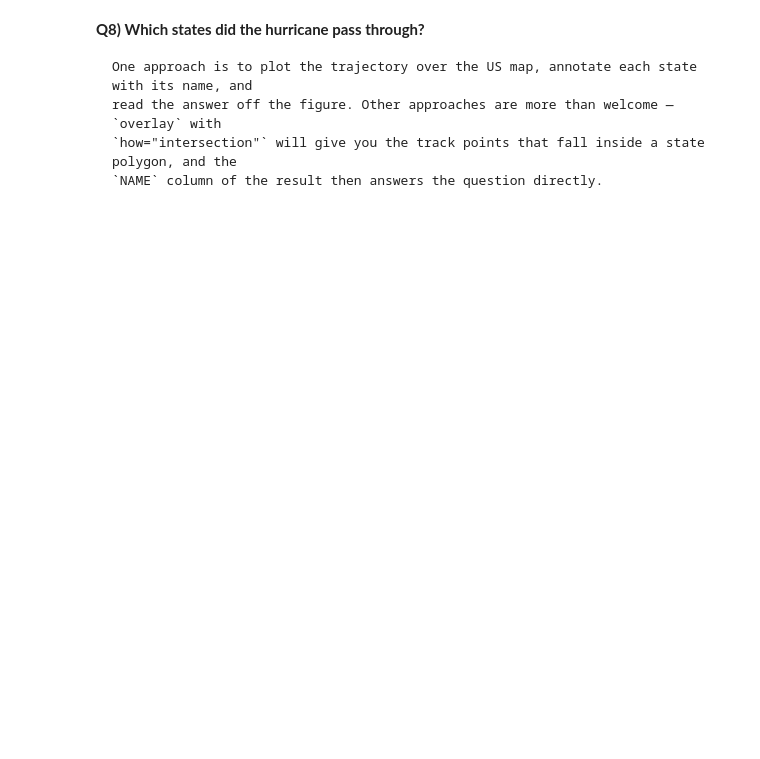
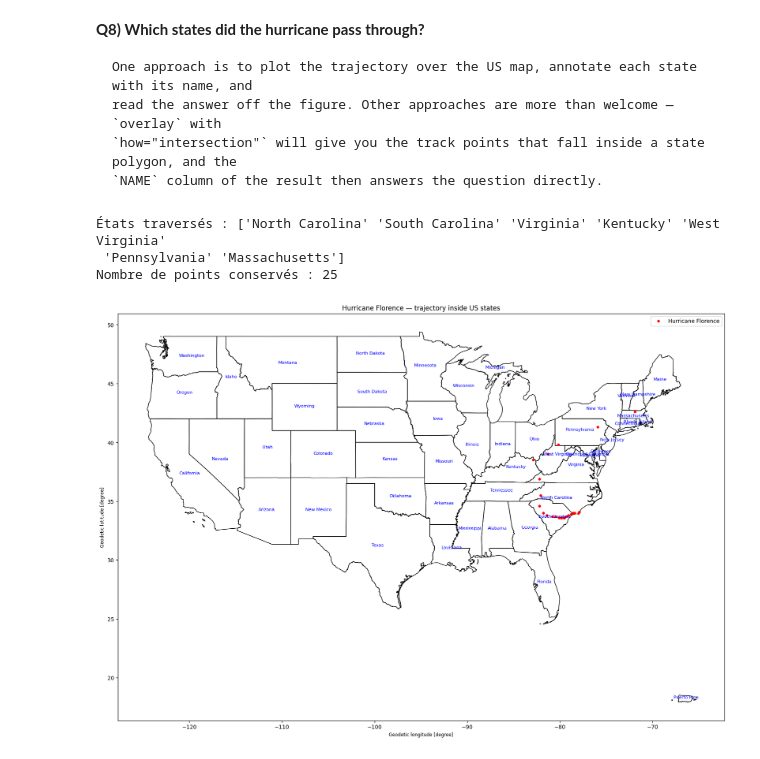
Before and after one commit to Rouliiane/2026_Intro_Python, a Jupyter notebook: part-I/1.6-geospatial-vector-data-environmental-exercises.ipynb, the cells around one changed output. Saved outputs shown, nothing was run; the diff lists cells and outputs as text; code cells hidden in the pictures; blank space fills up the shorter version.

```diff
--- a/part-I/1.6-geospatial-vector-data-environmental-exercises.ipynb
+++ b/part-I/1.6-geospatial-vector-data-environmental-exercises.ipynb
@@ -175,0 +199,12 @@ one pair of axes if they share a crs.
+# %%
+# Check the coordinate reference system of the data
+
+# Assign EPSG:4326 to gdf_track since it was created from raw lon/lat without a specified CRS
+if gdf_track.crs is None:
+    gdf_track.set_crs("EPSG:4326", inplace=True)
+
+print("crs states:", states_filtered.crs.to_epsg() if states_filtered.crs else None)
+print("crs track:", gdf_track.crs.to_epsg() if gdf_track.crs else None)
+
+# Do they match?
+# Yes, both are EPSG:4326 (WGS 84).
@@ -189,0 +223,58 @@ read the answer off the figure. Other approaches are more than welcome — `over
+# %%
+
+import geopandas as gpd
+import matplotlib.pyplot as plt
+
+# 1. Exclude Alaska and Hawaii
+states_filtered = country[
+    ~country["NAME"].isin(["Alaska", "Hawaii"])
+].copy()
+
+# 2. Keep only hurricane points inside US states
+track_inside = gpd.overlay(
+    gdf_track,
+    states_filtered[["NAME", "geometry"]],
+    how="intersection"
+)
+
+# 3. Create figure
+fig, ax = plt.subplots(figsize=(20, 14))
+
+# 4. Plot states
+states_filtered.plot(
+    ax=ax,
+    color="white",
+    edgecolor="black"
+)
+
+# 5. Annotate states
+points = states_filtered.geometry.representative_point()
+
+for nom, point in zip(states_filtered["NAME"], points):
+    ax.annotate(
+        nom,
+        xy=(point.x, point.y),
+        fontsize=8,
+        color="blue",
+        ha="center"
+    )
+
+# 6. Plot only the points inside the states
+track_inside.plot(
+    ax=ax,
+    color="red",
+    markersize=15,
+    label="Hurricane Florence"
+)
+
+print("États traversés :", track_inside["NAME"].unique())
+print("Nombre de points conservés :", len(track_inside))
+
+ax.legend()
+ax.set_title("Hurricane Florence — trajectory inside US states")
+plt.show()
+# %% [output]
+États traversés : ['North Carolina' 'South Carolina' 'Virginia' 'Kentucky' 'West Virginia'
+ 'Pennsylvania' 'Massachusetts']
+Nombre de points conservés : 25
+[figure, added]
```
Also changed, not shown: parts of 7 cells of this notebook.
